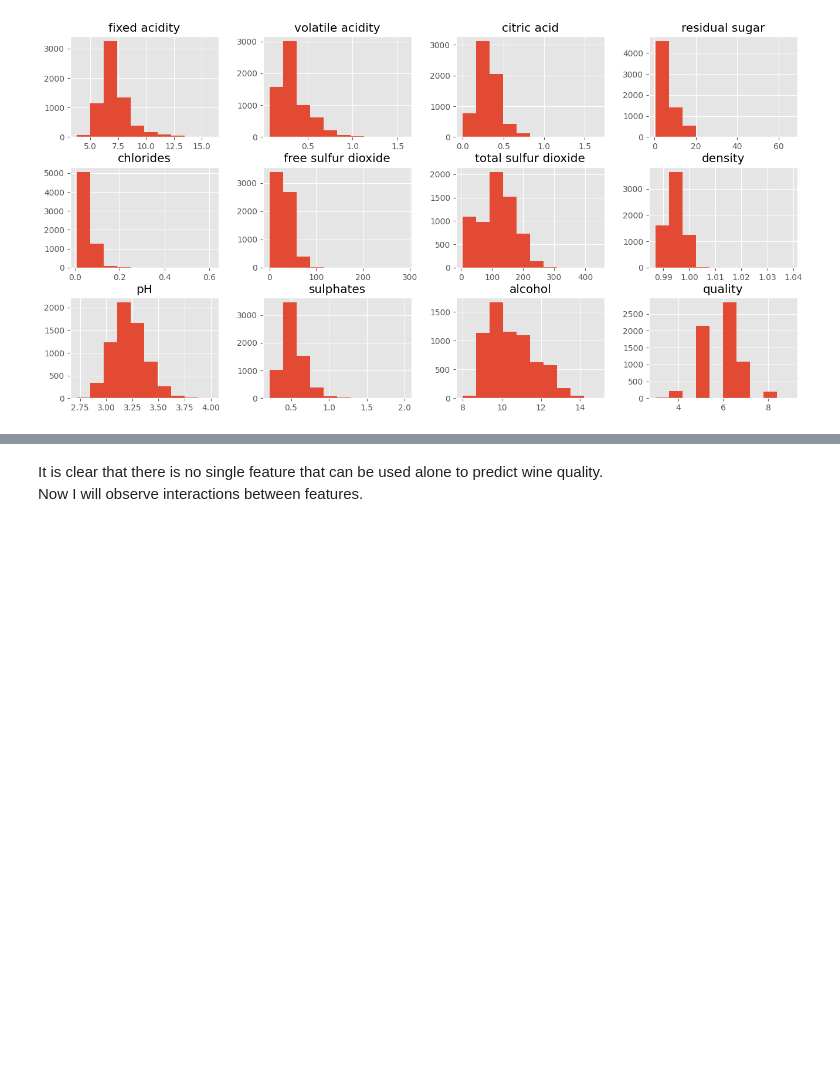
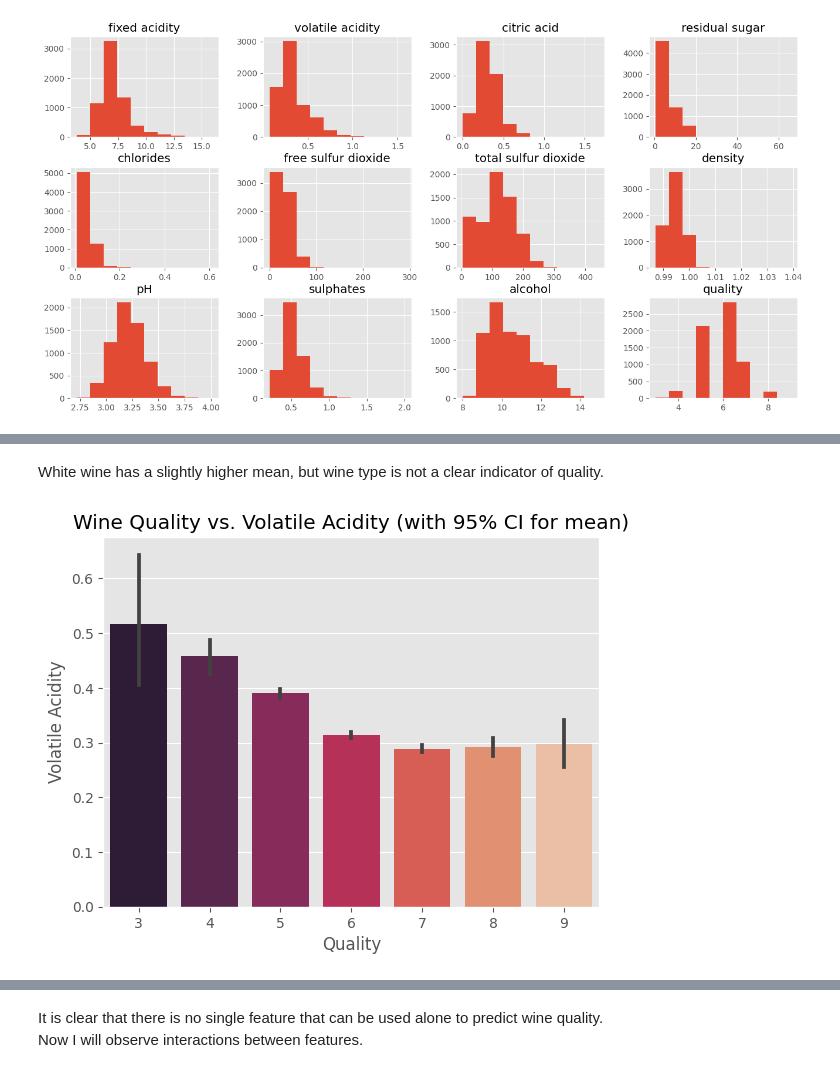
Before and after one commit to lstetson30/Wine_Quality, a Jupyter notebook: Notebooks/data_wrangling_and_EDA.ipynb, the cells around one changed output, grey strips where cells are left out. Saved outputs shown, nothing was run; the diff lists cells and outputs as text; code cells hidden in the pictures; blank space fills up the shorter version.

```diff
--- a/Notebooks/data_wrangling_and_EDA.ipynb
+++ b/Notebooks/data_wrangling_and_EDA.ipynb
@@ -196,0 +203,11 @@ fig = sns.scatterplot(data=wine_data, x = 'alcohol', y = 'quality')
+# %% [markdown]
+White wine has a slightly higher mean, but wine type is not a clear indicator of quality.
+# %%
+# Plot volatile acidity vs. quality
+fig = sns.barplot(data=wine_data, x = 'quality', y = 'volatile acidity', palette=sns.color_palette('rocket', n_colors=7))
+plt.title('Wine Quality vs. Volatile Acidity (with 95% CI for mean)')
+plt.xlabel('Quality')
+plt.ylabel('Volatile Acidity')
+plt.show()
+# %% [output]
+[figure, added]
```
Also changed, not shown: parts of 26 cells of this notebook, 2 other files.
